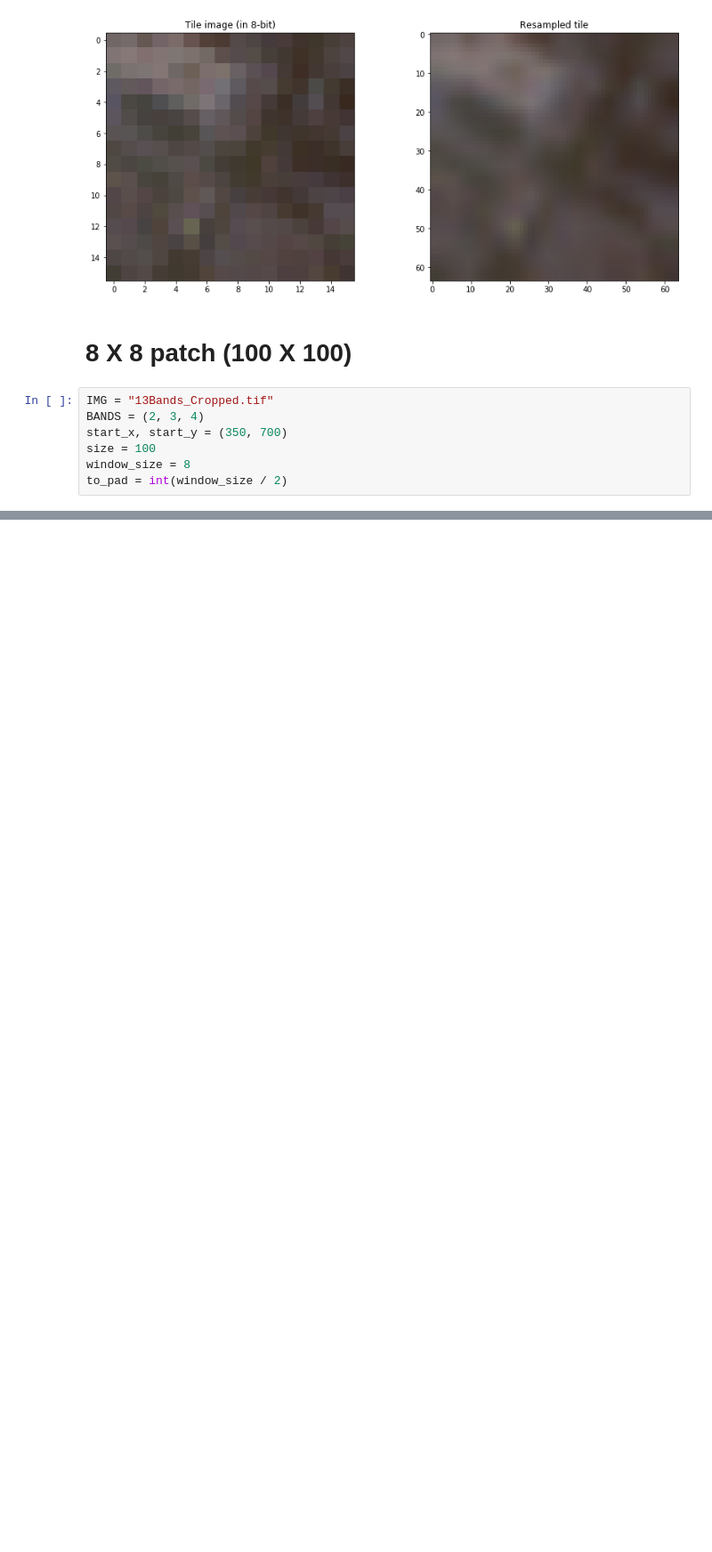
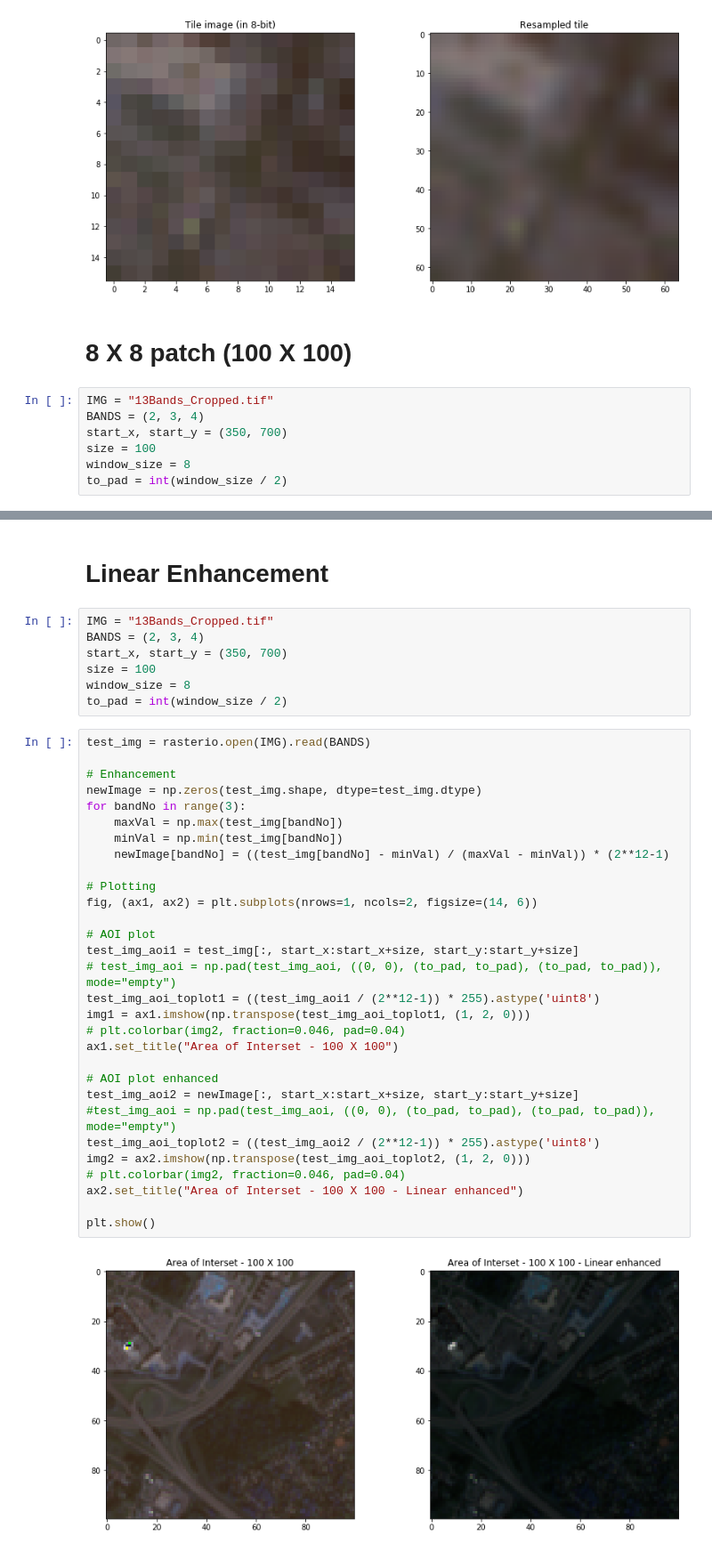
Before and after one commit to VaasuDevanS/DeepLearning, a Jupyter notebook: Landuse Landcover Classification using ResNet50/AreaOfInterest_for_testing.ipynb, the cells around one changed output, grey strips where cells are left out. Shown at 89% size. Saved outputs shown, nothing was run; the diff lists cells and outputs as text; blank space fills up the shorter version.

Commit message:
Added Enhancement test results

```diff
--- a/Landuse Landcover Classification using ResNet50/AreaOfInterest_for_testing.ipynb
+++ b/Landuse Landcover Classification using ResNet50/AreaOfInterest_for_testing.ipynb
@@ -93,0 +94,41 @@ plt.show()
+# %% [markdown]
+# Linear Enhancement
+# %%
+IMG = "13Bands_Cropped.tif"
+BANDS = (2, 3, 4)
+start_x, start_y = (350, 700)
+size = 100
+window_size = 8
+to_pad = int(window_size / 2)
+# %%
+test_img = rasterio.open(IMG).read(BANDS)
+
+# Enhancement
+newImage = np.zeros(test_img.shape, dtype=test_img.dtype)
+for bandNo in range(3):
+    maxVal = np.max(test_img[bandNo])
+    minVal = np.min(test_img[bandNo])
+    newImage[bandNo] = ((test_img[bandNo] - minVal) / (maxVal - minVal)) * (2**12-1)
+
+# Plotting
+fig, (ax1, ax2) = plt.subplots(nrows=1, ncols=2, figsize=(14, 6))
+
+# AOI plot
+test_img_aoi1 = test_img[:, start_x:start_x+size, start_y:start_y+size]
+# test_img_aoi = np.pad(test_img_aoi, ((0, 0), (to_pad, to_pad), (to_pad, to_pad)), mode="empty")
+test_img_aoi_toplot1 = ((test_img_aoi1 / (2**12-1)) * 255).astype('uint8')
+img1 = ax1.imshow(np.transpose(test_img_aoi_toplot1, (1, 2, 0)))
+# plt.colorbar(img2, fraction=0.046, pad=0.04)
+ax1.set_title("Area of Interset - 100 X 100")
+
+# AOI plot enhanced
+test_img_aoi2 = newImage[:, start_x:start_x+size, start_y:start_y+size]
+#test_img_aoi = np.pad(test_img_aoi, ((0, 0), (to_pad, to_pad), (to_pad, to_pad)), mode="empty")
+test_img_aoi_toplot2 = ((test_img_aoi2 / (2**12-1)) * 255).astype('uint8')
+img2 = ax2.imshow(np.transpose(test_img_aoi_toplot2, (1, 2, 0)))
+# plt.colorbar(img2, fraction=0.046, pad=0.04)
+ax2.set_title("Area of Interset - 100 X 100 - Linear enhanced")
+
+plt.show()
+# %% [output]
+[figure, added]
```
Also changed, not shown: parts of 1 cell of this notebook, 11 other files.
